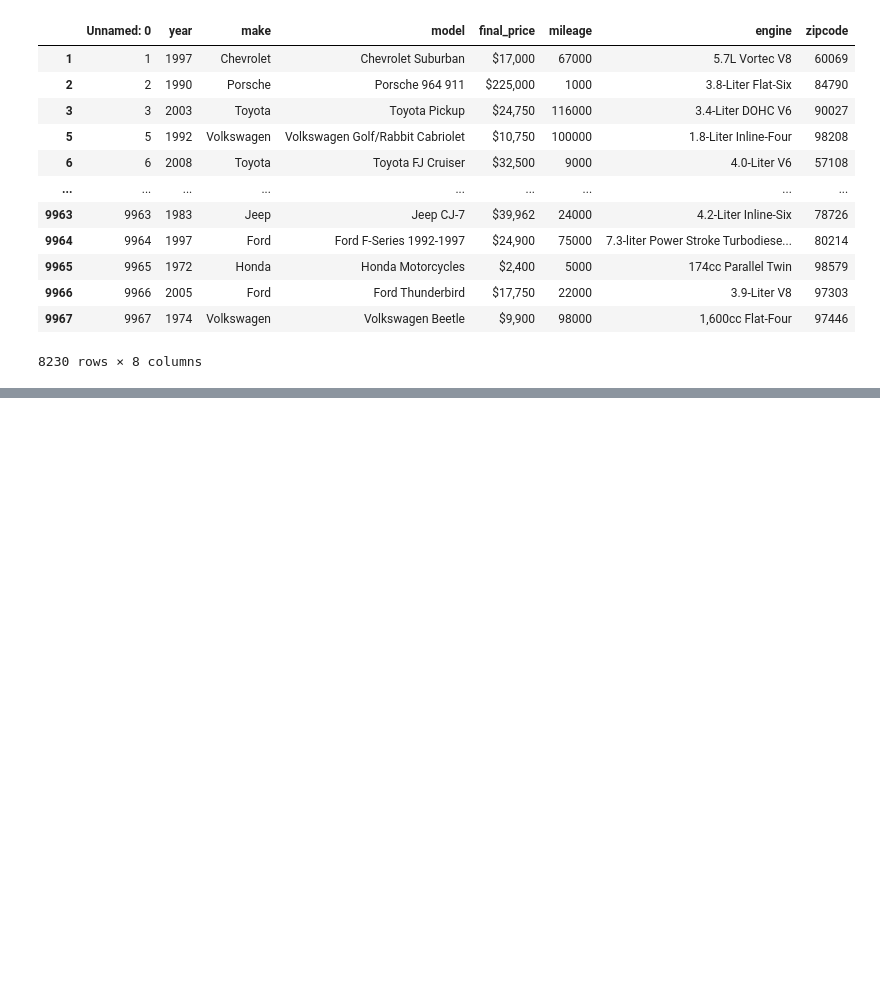
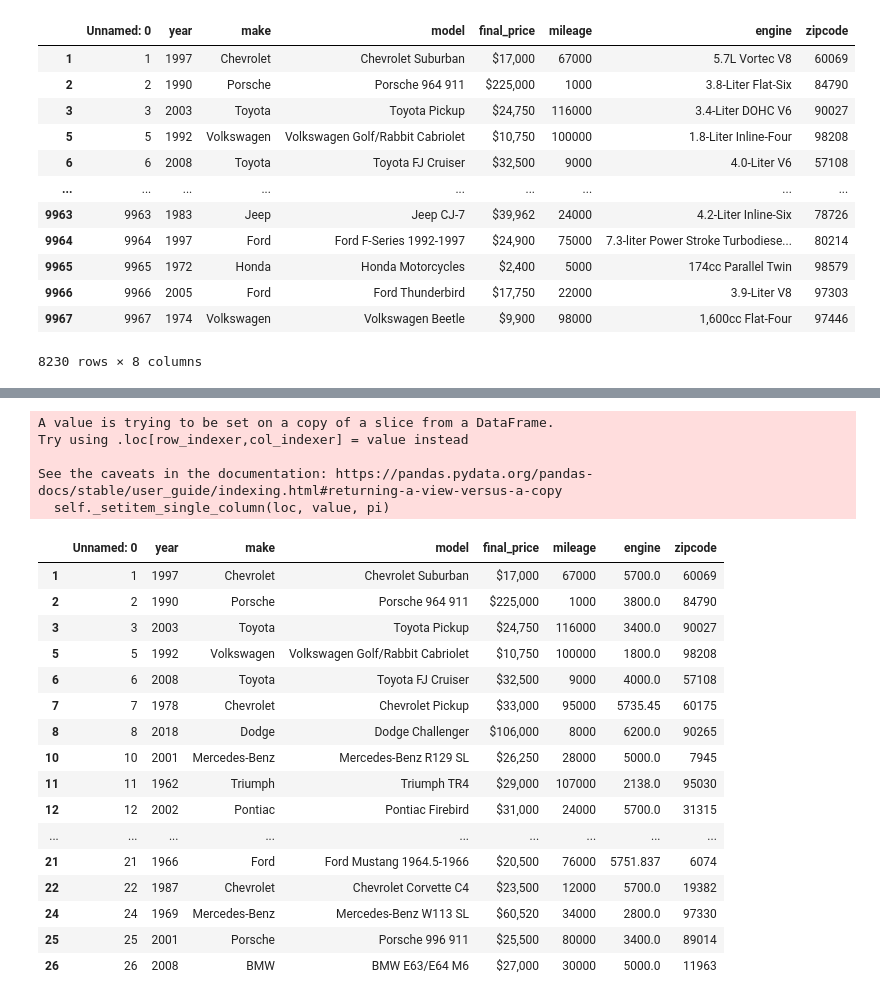
Before and after one commit to Mcusac/Project-4, a Jupyter notebook: Cleaning.ipynb, the cells around one changed output, grey strips where cells are left out. Drawn from its saved outputs; the diff is of its cells as text; code cells hidden in the pictures; blank space fills up the shorter version.

```diff
--- a/Cleaning.ipynb
+++ b/Cleaning.ipynb
@@ -93,0 +109,52 @@ df
+# %%
+for i in range(7604):
+    string = df.iloc[i, 6]
+    try:
+        aList = string.split()
+        li = 0
+        for j in aList:
+            try:
+                j = float(j)
+            except:
+                pass
+            if type(j) == float:
+                try:
+                    if aList[li + 1].lower() == 'liter':
+                        df.iloc[i, 6] = j * 1000
+                    elif aList[li + 1].lower() == 'l':
+                        df.iloc[i,6] = j * 1000
+                    elif aList[li + 1].lower() == 'cc':
+                        df.iloc[i,6] = j
+                    elif aList[li + 1].lower() == 'ci':
+                        df.iloc[i,6] = j * 16.387
+                except:
+                    df.iloc[i,6] = 0
+            li = li + 1
+    except:
+        pass
+# %% [output]
+A value is trying to be set on a copy of a slice from a DataFrame.
+Try using .loc[row_indexer,col_indexer] = value instead
+
+See the caveats in the documentation: https://pandas.pydata.org/pandas-docs/stable/user_guide/indexing.html#returning-a-view-versus-a-copy
+  self._setitem_single_column(loc, value, pi)
+# %%
+df.head(20)
+# %% [output]
+|  | Unnamed: 0 | year | make | model | final_price | mileage | engine | zipcode |
+| 1 | 1 | 1997 | Chevrolet | Chevrolet Suburban | $17,000 | 67000 | 5700.0 | 60069 |
+| 2 | 2 | 1990 | Porsche | Porsche 964 911 | $225,000 | 1000 | 3800.0 | 84790 |
+| 3 | 3 | 2003 | Toyota | Toyota Pickup | $24,750 | 116000 | 3400.0 | 90027 |
+| 5 | 5 | 1992 | Volkswagen | Volkswagen Golf/Rabbit Cabriolet | $10,750 | 100000 | 1800.0 | 98208 |
+| 6 | 6 | 2008 | Toyota | Toyota FJ Cruiser | $32,500 | 9000 | 4000.0 | 57108 |
+| 7 | 7 | 1978 | Chevrolet | Chevrolet Pickup | $33,000 | 95000 | 5735.45 | 60175 |
+| 8 | 8 | 2018 | Dodge | Dodge Challenger | $106,000 | 8000 | 6200.0 | 90265 |
+| 10 | 10 | 2001 | Mercedes-Benz | Mercedes-Benz R129 SL | $26,250 | 28000 | 5000.0 | 7945 |
+| 11 | 11 | 1962 | Triumph | Triumph TR4 | $29,000 | 107000 | 2138.0 | 95030 |
+| 12 | 12 | 2002 | Pontiac | Pontiac Firebird | $31,000 | 24000 | 5700.0 | 31315 |
+| ... | ... | ... | ... | ... | ... | ... | ... | ... |
+| 21 | 21 | 1966 | Ford | Ford Mustang 1964.5-1966 | $20,500 | 76000 | 5751.837 | 6074 |
+| 22 | 22 | 1987 | Chevrolet | Chevrolet Corvette C4 | $23,500 | 12000 | 5700.0 | 19382 |
+| 24 | 24 | 1969 | Mercedes-Benz | Mercedes-Benz W113 SL | $60,520 | 34000 | 2800.0 | 97330 |
+| 25 | 25 | 2001 | Porsche | Porsche 996 911 | $25,500 | 80000 | 3400.0 | 89014 |
+| 26 | 26 | 2008 | BMW | BMW E63/E64 M6 | $27,000 | 30000 | 5000.0 | 11963 |
```
Also changed, not shown: parts of 6 cells of this notebook, 2 other files.
